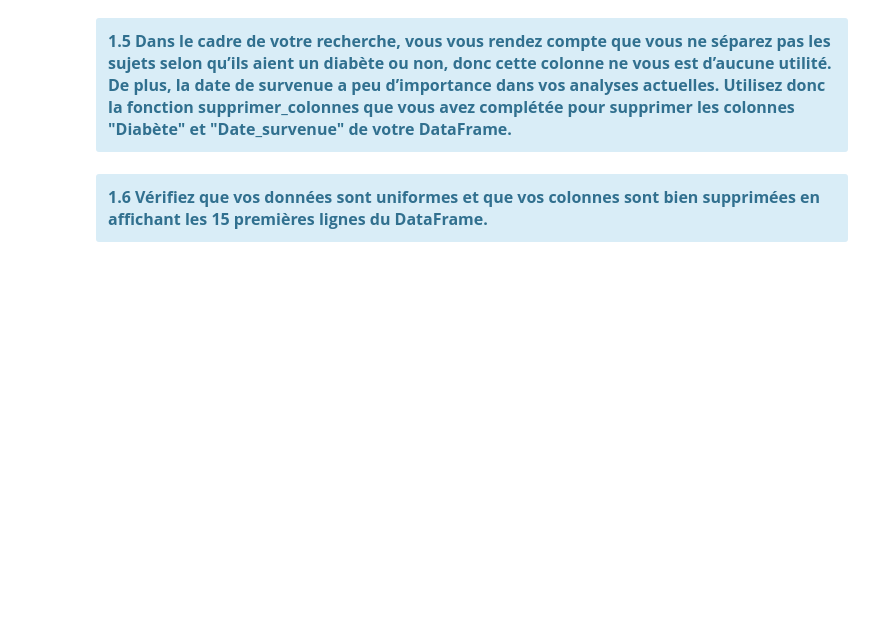
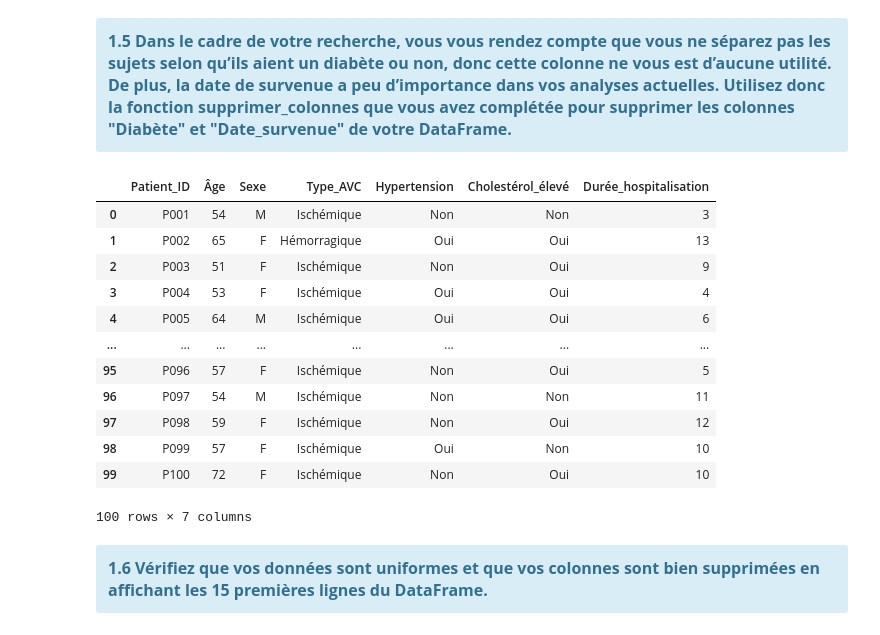
Before and after one commit to MelinaAit-Allah/2025A-TP3MelinaAitAllah, a Jupyter notebook: TP3.ipynb, the cells around one changed output. Saved outputs shown, nothing was run; the diff lists cells and outputs as text; code cells hidden in the pictures; blank space fills up the shorter version.

```diff
--- a/TP3.ipynb
+++ b/TP3.ipynb
@@ -99,7 +140,9 @@ def supprimer_colonnes(dataframe, colonnes):
     @return :  Le DataFrame avec les colonnes supprimées
     """
     # TODO Écrire votre code ici
-
+    if isinstance(colonnes, str):
+        colonnes = [colonnes]
+    dataframe.drop(columns=colonnes, errors='ignore', inplace=True)
     return dataframe
 # %% [markdown]
 <div class="alert alert-block alert-info" style="font-size:16px;">
@@ -109,7 +152,22 @@ def supprimer_colonnes(dataframe, colonnes):
 # %%
 # TODO Supprimer les colonnes "Diabète" et "Date_survenue" de votre dataframe. Remplacez None.
 
-df_clean= None
+df_clean= supprimer_colonnes(dat, "Diabète")
+df_clean
+# %% [output]
+|  | Patient_ID | Âge | Sexe | Type_AVC | Hypertension | Cholestérol_élevé | Durée_hospitalisation |
+| 0 | P001 | 54 | M | Ischémique | Non | Non | 3 |
+| 1 | P002 | 65 | F | Hémorragique | Oui | Oui | 13 |
+| 2 | P003 | 51 | F | Ischémique | Non | Oui | 9 |
+| 3 | P004 | 53 | F | Ischémique | Oui | Oui | 4 |
+| 4 | P005 | 64 | M | Ischémique | Oui | Oui | 6 |
+| ... | ... | ... | ... | ... | ... | ... | ... |
+| 95 | P096 | 57 | F | Ischémique | Non | Oui | 5 |
+| 96 | P097 | 54 | M | Ischémique | Non | Non | 11 |
+| 97 | P098 | 59 | F | Ischémique | Non | Oui | 12 |
+| 98 | P099 | 57 | F | Ischémique | Oui | Non | 10 |
+| 99 | P100 | 72 | F | Ischémique | Non | Oui | 10 |
+100 rows × 7 columns
 # %% [markdown]
 <div class="alert alert-block alert-info" style="font-size:16px;">
 <b>
```
Also changed, not shown: parts of 5 cells of this notebook.
